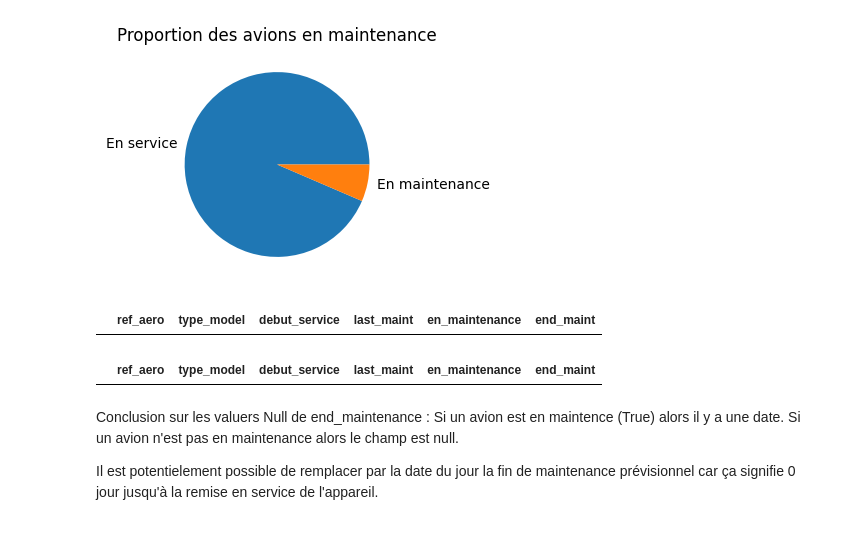
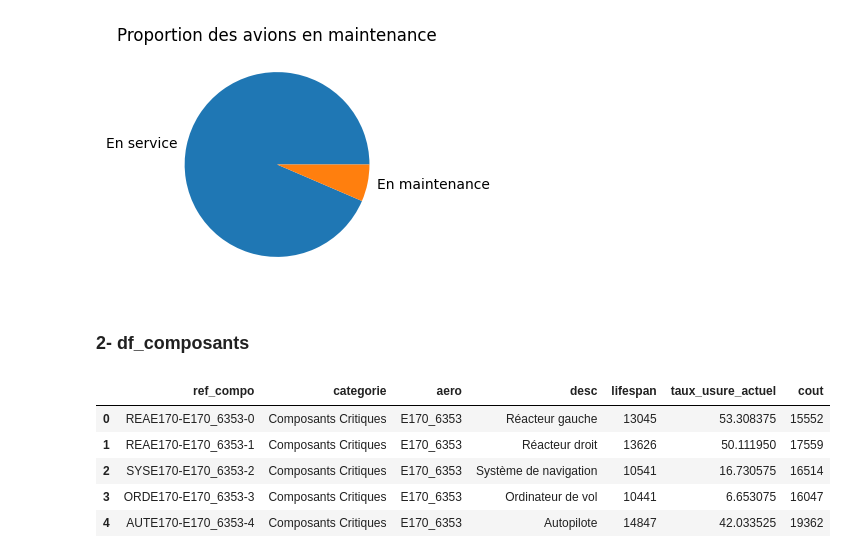
Before and after one commit to Dim2960/preventive_maintenance, a Jupyter notebook: Analyse_vz_prepa.ipynb, the cells around one changed output. Cells and saved outputs as stored; diff of their text form; code cells hidden in the pictures.

```diff
--- a/Analyse_vz_prepa.ipynb
+++ b/Analyse_vz_prepa.ipynb
@@ -170,23 +219,14 @@ plt.title(f'Proportion des avions en maintenance')
 plt.show()
 # %% [output]
 [figure]
-# %%
-# vérification si avion en maintenance alors date de prevision de fin de maintenance et inverse vrai
-
-df_temp_en_maintenance_T = df_aeronefs[df_aeronefs['en_maintenance'] ==True]
-
-df_temp_en_maintenance_T[df_temp_en_maintenance_T['end_maint'].isna()]
-# %% [output]
-|  | ref_aero | type_model | debut_service | last_maint | en_maintenance | end_maint |
-# %%
-df_temp_en_maintenance_F = df_aeronefs[df_aeronefs['en_maintenance'] == False]
-
-df_temp_en_maintenance_F[~df_temp_en_maintenance_F['end_maint'].isna()]
-# %% [output]
-|  | ref_aero | type_model | debut_service | last_maint | en_maintenance | end_maint |
-# %% [markdown]
-Conclusion sur les valuers Null de end_maintenance :
-Si un avion est en maintence (True) alors il y a une date.
-Si un avion n'est pas en maintenance alors le champ est null.
-
-Il est potentielement possible de remplacer par la date du jour la fin de maintenance prévisionnel car ça signifie 0 jour jusqu'à la remise en service de l'appareil.
+# %% [markdown]
+### 2- df_composants
+# %%
+df_composants.head()
+# %% [output]
+|  | ref_compo | categorie | aero | desc | lifespan | taux_usure_actuel | cout |
+| 0 | REAE170-E170_6353-0 | Composants Critiques | E170_6353 | Réacteur gauche | 13045 | 53.308375 | 15552 |
+| 1 | REAE170-E170_6353-1 | Composants Critiques | E170_6353 | Réacteur droit | 13626 | 50.111950 | 17559 |
+| 2 | SYSE170-E170_6353-2 | Composants Critiques | E170_6353 | Système de navigation | 10541 | 16.730575 | 16514 |
+| 3 | ORDE170-E170_6353-3 | Composants Critiques | E170_6353 | Ordinateur de vol | 10441 | 6.653075 | 16047 |
+| 4 | AUTE170-E170_6353-4 | Composants Critiques | E170_6353 | Autopilote | 14847 | 42.033525 | 19362 |
```
Also changed, not shown: parts of 15 cells of this notebook.
